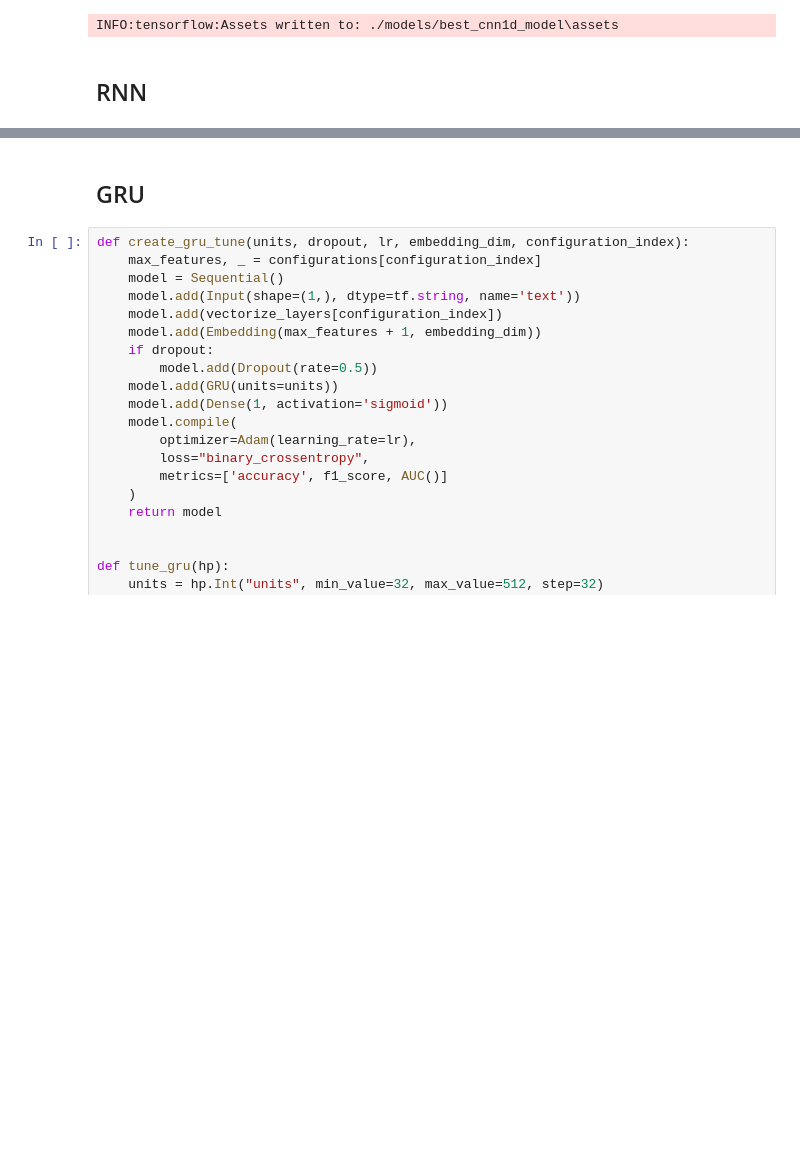
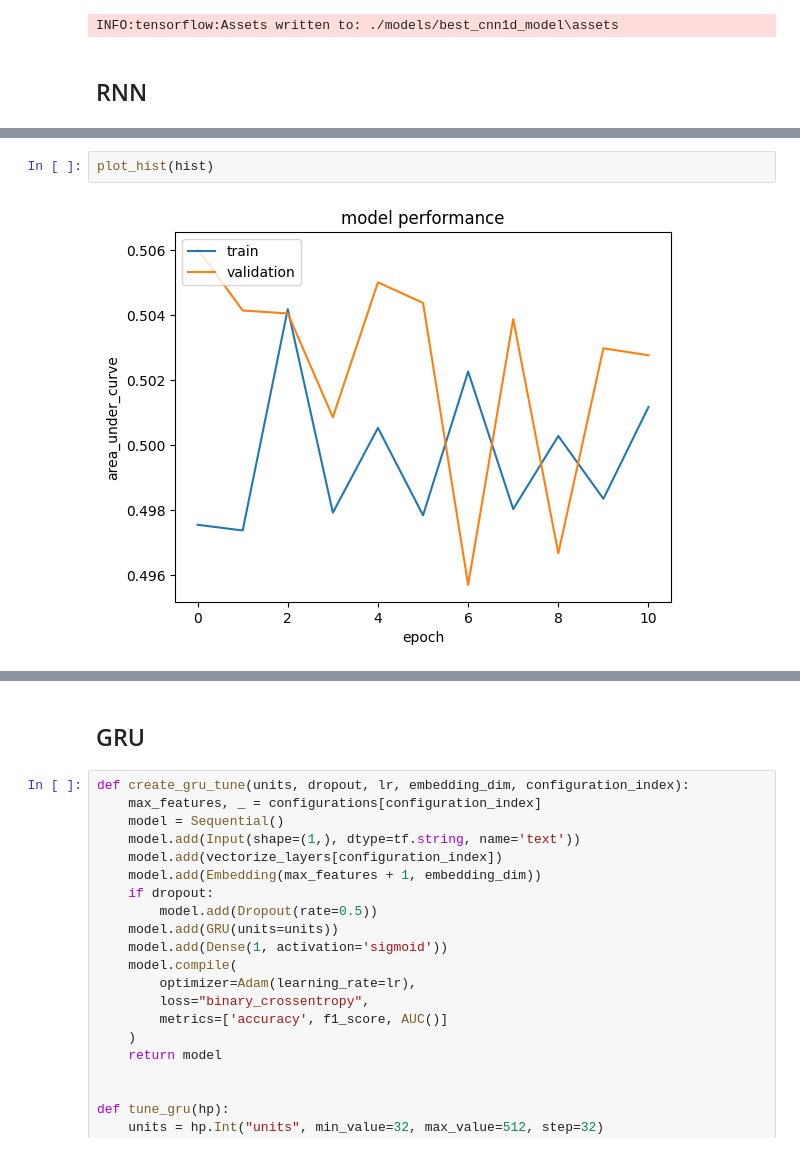
Before and after one commit to RileyLeo/IMDB-Movie-Reviews-Sentimental-Analysis, a Jupyter notebook: notebook.ipynb, the cells around one changed output, grey strips where cells are left out. Cells and saved outputs as stored; diff of their text form; blank space fills up the shorter version.

```diff
--- a/notebook.ipynb
+++ b/notebook.ipynb
@@ -1174,0 +1269,4 @@ INFO:tensorflow:Assets written to: ./models/best_cnn1d_model\assets
+# %%
+plot_hist(hist)
+# %% [output]
+[figure, added]
```
Also changed, not shown: parts of 30 cells of this notebook.
